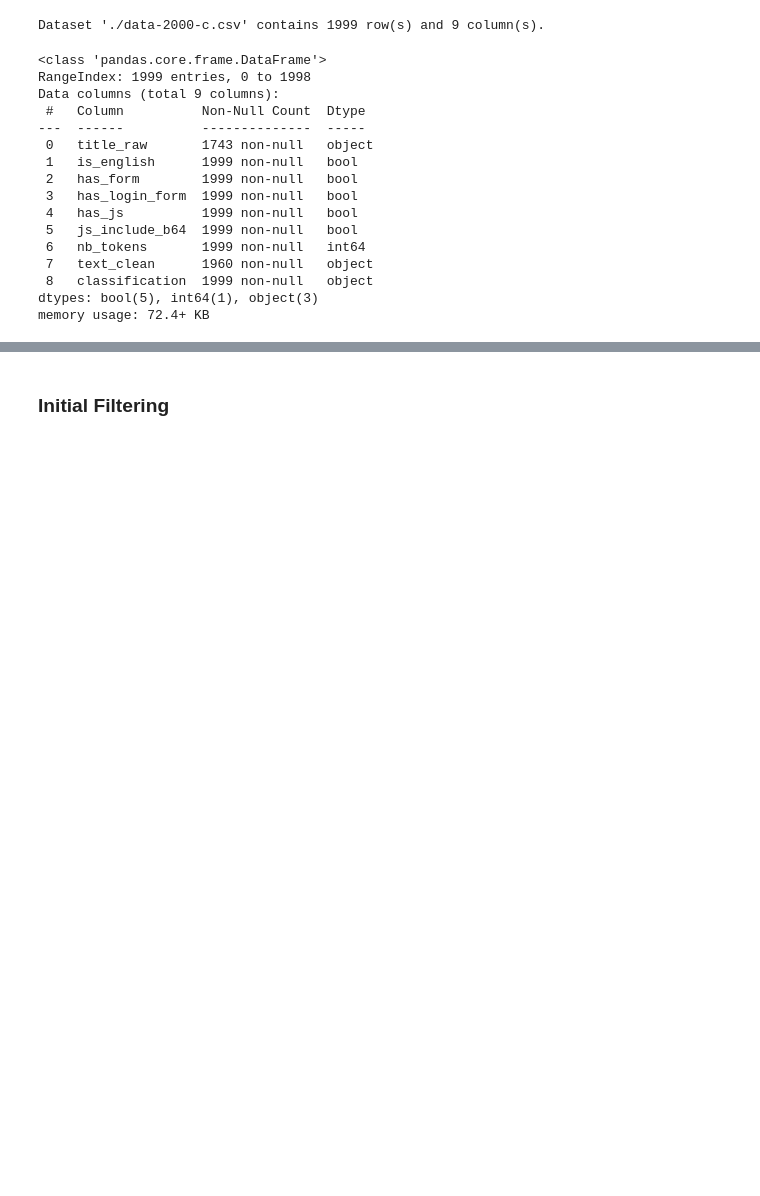
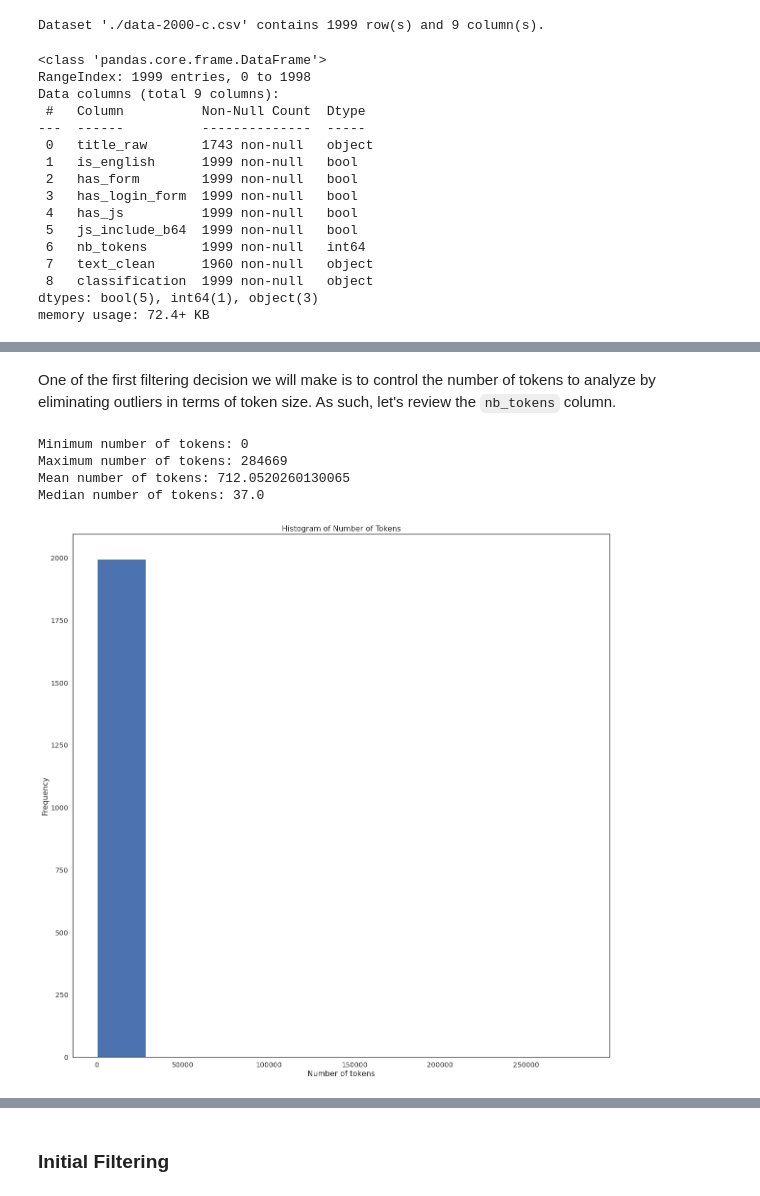
Before and after one commit to DeepCodeSec/ml1000-p3, a Jupyter notebook: notebooks/p3.ipynb, the cells around one changed output, grey strips where cells are left out. Cells and saved outputs as stored; diff of their text form; code cells hidden in the pictures; blank space fills up the shorter version.

```diff
--- a/notebooks/p3.ipynb
+++ b/notebooks/p3.ipynb
@@ -139,3 +140,33 @@ display(df_features.tail(5))
 | 1996 | sign in to your account | True | True | True | True | False | 21 | sign account caroline.klein oecd.... | ... |
 | 1997 | sign in | True | True | True | True | False | 3 | sign authenticating ... | ... |
 | 1998 | sign in to your account | True | False | True | True | False | 31 | sign account sign microsoft accou... | ... |
+# %% [markdown]
+One of the first filtering decision we will make is to control the number of tokens to analyze by eliminating outliers in terms of token size. As such, let's review the `nb_tokens` column.
+# %%
+import seaborn as sns
+import matplotlib.pyplot as plt
+
+nb_tokens = df_features['nb_tokens']
+min_tokens = nb_tokens.min()
+max_tokens = nb_tokens.max()
+mean_tokens = nb_tokens.mean()
+median_tokens = nb_tokens.median()
+
+
+print(f"Minimum number of tokens: {min_tokens}")
+print(f"Maximum number of tokens: {max_tokens}")
+print("Mean number of tokens:", mean_tokens)
+print("Median number of tokens:", median_tokens)
+# %% [output]
+Minimum number of tokens: 0
+Maximum number of tokens: 284669
+Mean number of tokens: 712.0520260130065
+Median number of tokens: 37.0
+# %%
+plt.hist(nb_tokens, bins=10)  # 20 is the number of bins you want to use
+plt.xlabel('Number of tokens')
+plt.ylabel('Frequency')
+plt.title('Histogram of Number of Tokens')
+plt.show()
+# %% [output]
+[figure, added]
```
Also changed, not shown: parts of 30 cells of this notebook.
